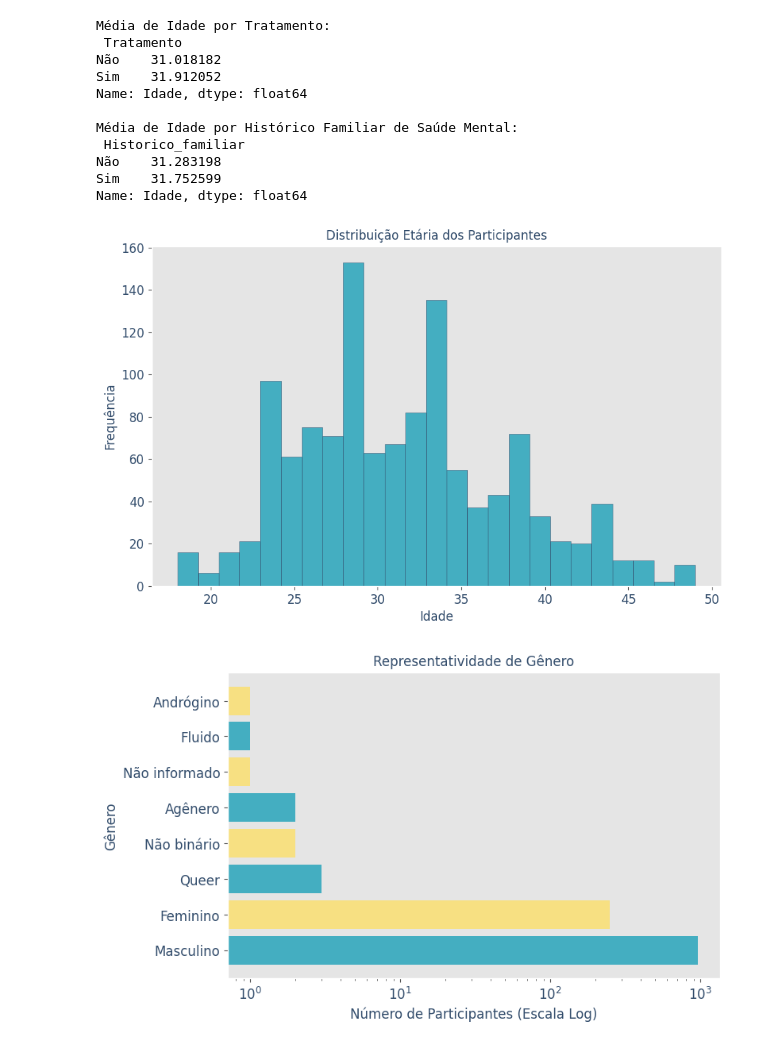
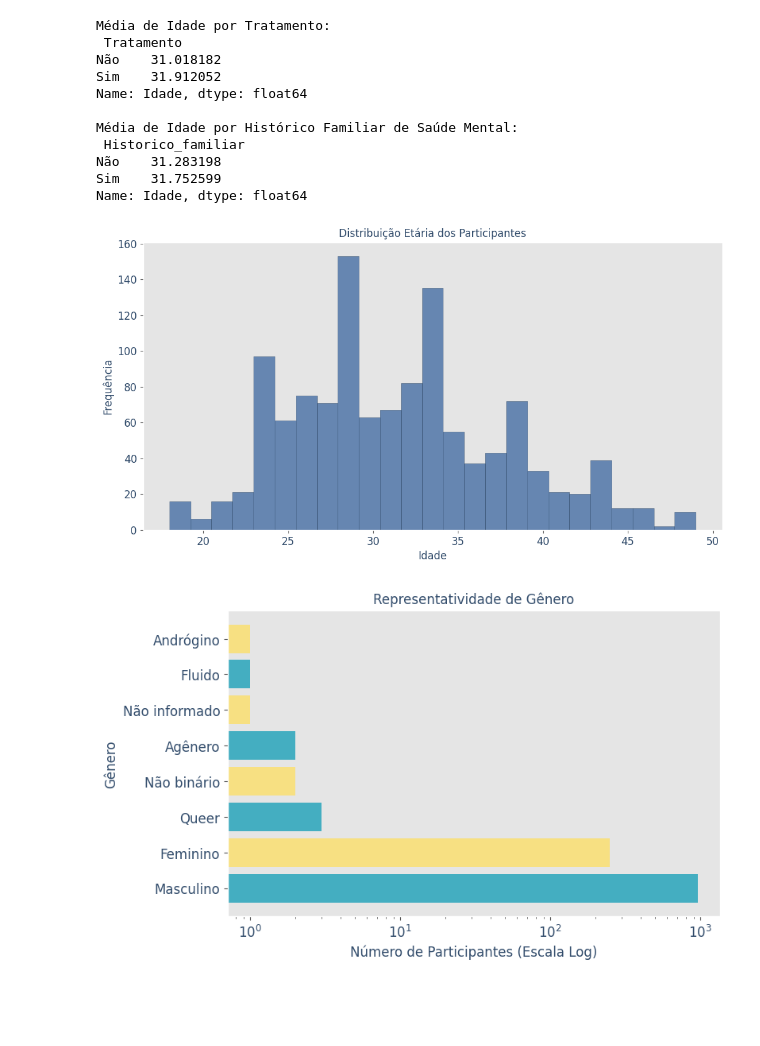
Before and after one commit to Davyeeh/Trabalho-Lab.-CD, a Jupyter notebook: TrabalhoFinal_LAB_C_D_.ipynb, the cells around one changed output. Cells and saved outputs as stored; diff of their text form; code cells hidden in the pictures; blank space fills up the shorter version.

```diff
--- a/TrabalhoFinal_LAB_C_D_.ipynb
+++ b/TrabalhoFinal_LAB_C_D_.ipynb
@@ -894,7 +893,7 @@ Name: proportion, Length: 154, dtype: float64
 import plotly.express as px
 
 # Definir a paleta personalizada com apenas três cores principais
-cores_personalizadas = ["#0097B2", "#FFDE59", "#A6A6A6"]  # Azul, Amarelo, Cinza
+cores_personalizadas = ["#b76435", "#416c7c", "#799191"]  # Azul, Amarelo, Cinza
 
 # Variáveis categóricas selecionadas para visualização
 variaveis_para_graficos = [
@@ -1003,28 +1002,28 @@ Name: Idade, dtype: float64
 # %%
 # Configurar estilo dos gráficos
 plt.style.use('ggplot')
 
 # Criar histograma da distribuição etária
-plt.figure(figsize=(10, 6))
-plt.hist(dados['Idade'], bins=25 , color='#0097B2', edgecolor='#334D6C', alpha=0.7)
+plt.figure(figsize=(12, 6))  # Aumentei a largura de 10 para 12
+plt.hist(dados['Idade'], bins=25, color='#305e9b', edgecolor='#334D6C', alpha=0.7)
 
 # Definir o estilo da fonte
-font_style = {'family': 'DejaVu Sans','size': 12, 'color': '#334D6C'}
+font_style = {'family': 'DejaVu Sans', 'size': 12, 'color': '#334D6C'}
 
 # Aplicar o mesmo estilo aos números
 plt.xticks(fontname='DejaVu Sans', fontsize=12, color='#334D6C')
 plt.yticks(fontname='DejaVu Sans', fontsize=12, color='#334D6C')
 
 # Configurar rótulos e título com a fonte personalizada
 plt.xlabel('Idade', fontdict=font_style)
 plt.ylabel('Frequência', fontdict=font_style)
 plt.title('Distribuição Etária dos Participantes', fontdict=font_style)
 plt.grid(False)
 
 # Exibir o gráfico
 plt.show()
 # %% [output]
-[figure, old version]
+[figure, new version]
 # %%
 # Contar a quantidade de participantes por gênero
 genero_counts = dados['Genero'].value_counts()
```
Also changed, not shown: parts of 27 cells of this notebook.
